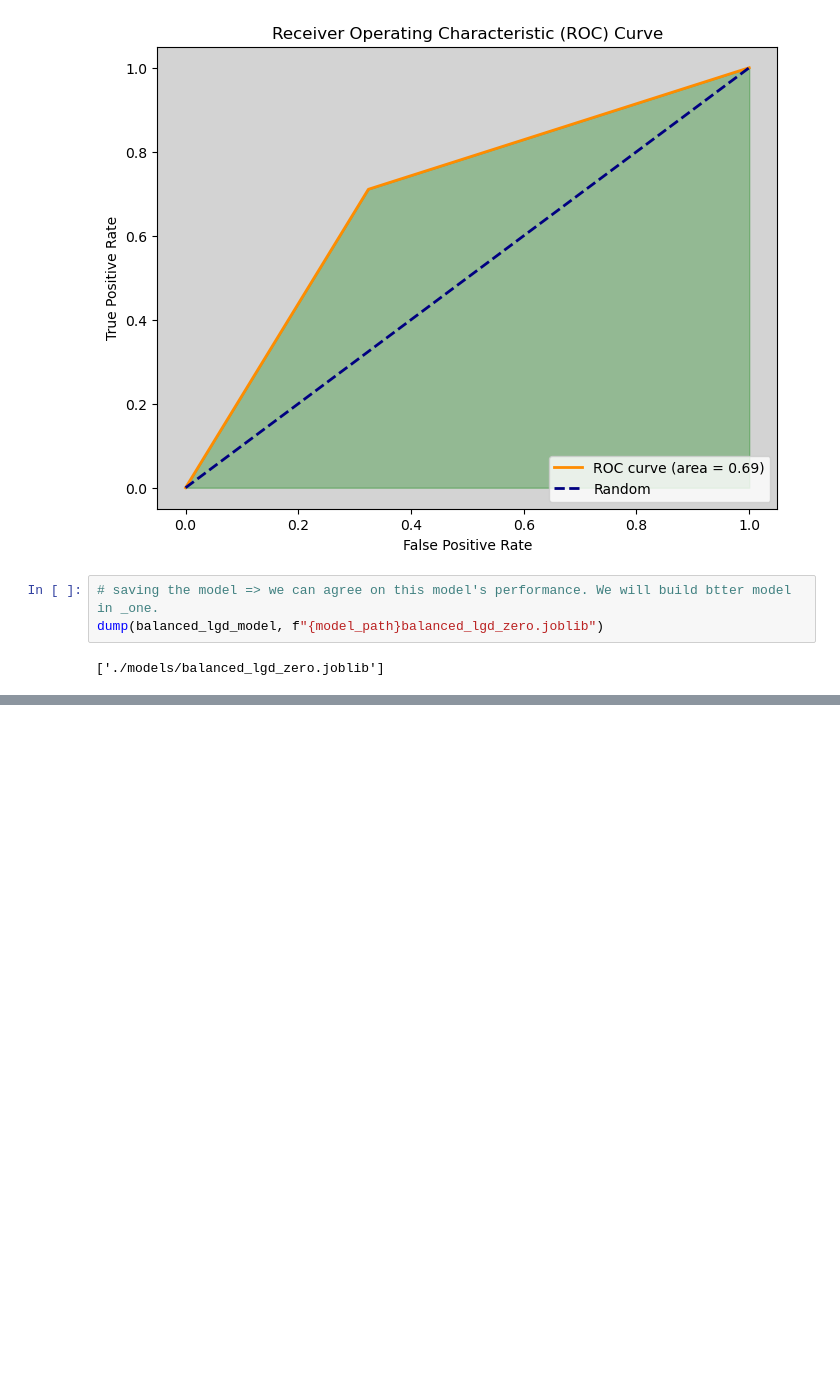
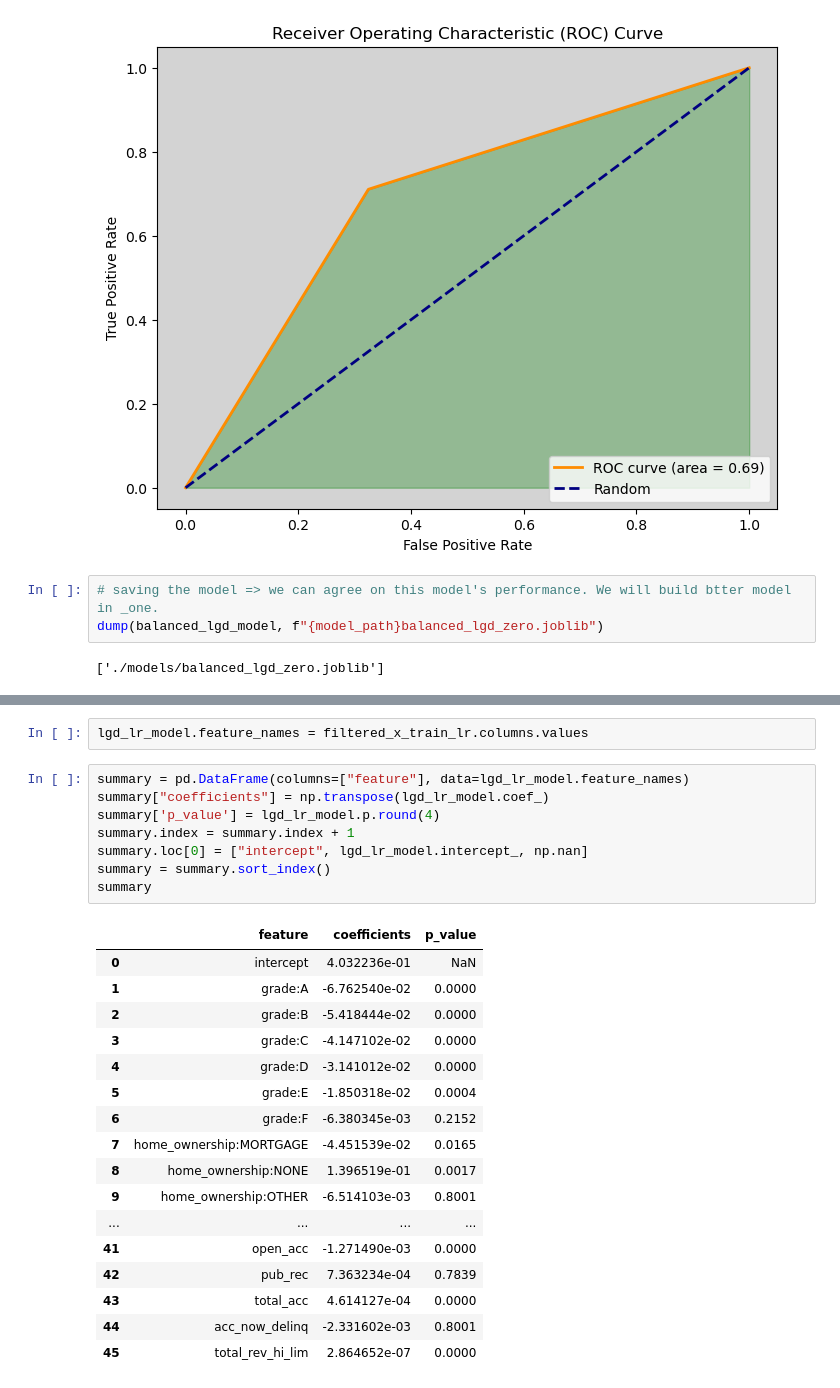
Before and after one commit to pvsnp9/credit-risk-modelling, a Jupyter notebook: lgd_model_zero.ipynb, the cells around one changed output, grey strips where cells are left out. Cells and saved outputs as stored; diff of their text form; blank space fills up the shorter version.

```diff
--- a/lgd_model_zero.ipynb
+++ b/lgd_model_zero.ipynb
@@ -461,0 +513,28 @@ dump(balanced_lgd_model, f"{model_path}balanced_lgd_zero.joblib")
+# %%
+lgd_lr_model.feature_names = filtered_x_train_lr.columns.values
+# %%
+summary = pd.DataFrame(columns=["feature"], data=lgd_lr_model.feature_names)
+summary["coefficients"] = np.transpose(lgd_lr_model.coef_)
+summary['p_value'] = lgd_lr_model.p.round(4)
+summary.index = summary.index + 1
+summary.loc[0] = ["intercept", lgd_lr_model.intercept_, np.nan]
+summary = summary.sort_index()
+summary
+# %% [output]
+|  | feature | coefficients | p_value |
+| 0 | intercept | 4.032236e-01 | NaN |
+| 1 | grade:A | -6.762540e-02 | 0.0000 |
+| 2 | grade:B | -5.418444e-02 | 0.0000 |
+| 3 | grade:C | -4.147102e-02 | 0.0000 |
+| 4 | grade:D | -3.141012e-02 | 0.0000 |
+| 5 | grade:E | -1.850318e-02 | 0.0004 |
+| 6 | grade:F | -6.380345e-03 | 0.2152 |
+| 7 | home_ownership:MORTGAGE | -4.451539e-02 | 0.0165 |
+| 8 | home_ownership:NONE | 1.396519e-01 | 0.0017 |
+| 9 | home_ownership:OTHER | -6.514103e-03 | 0.8001 |
+| ... | ... | ... | ... |
+| 41 | open_acc | -1.271490e-03 | 0.0000 |
+| 42 | pub_rec | 7.363234e-04 | 0.7839 |
+| 43 | total_acc | 4.614127e-04 | 0.0000 |
+| 44 | acc_now_delinq | -2.331602e-03 | 0.8001 |
+| 45 | total_rev_hi_lim | 2.864652e-07 | 0.0000 |
```
Also changed, not shown: parts of 12 cells of this notebook, 1 other file.
